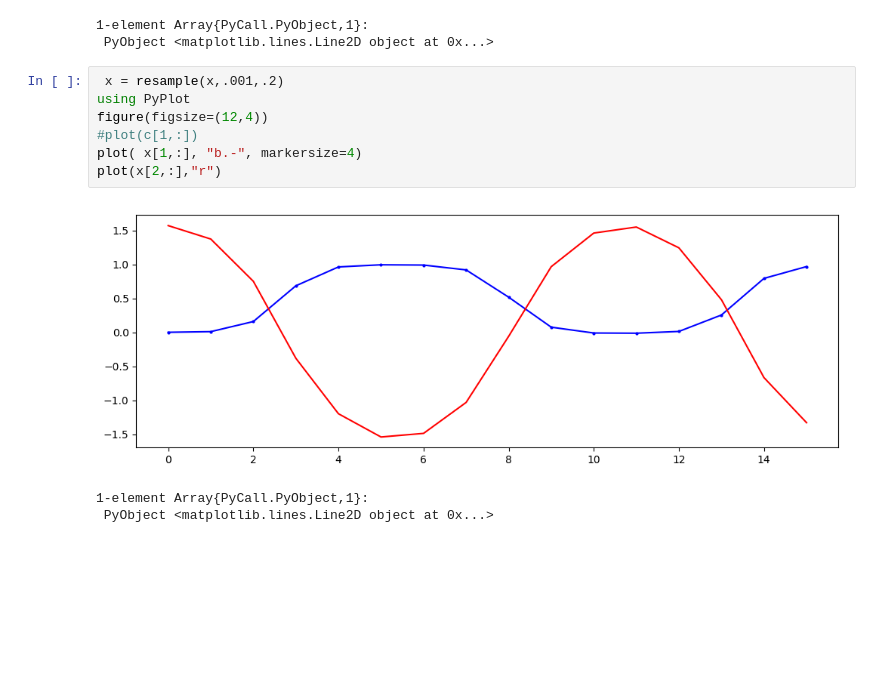
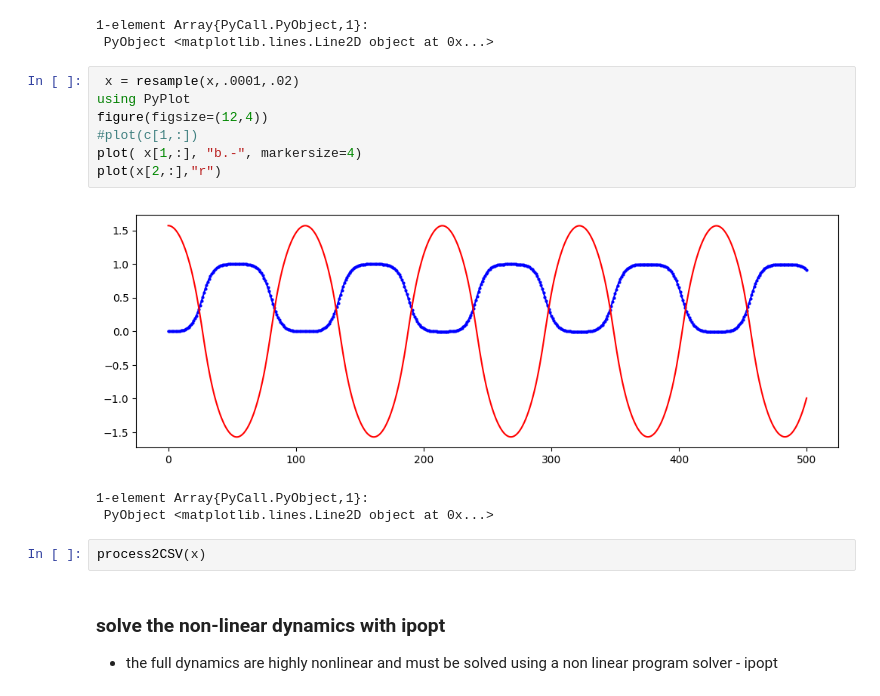
Before and after one commit to the1kieran/pullCartTrajOpt, a Jupyter notebook: finalProject/AlexProject.ipynb, the cells around one changed output. Saved outputs shown, nothing was run; the diff lists cells and outputs as text; blank space fills up the shorter version.

```diff
--- a/finalProject/AlexProject.ipynb
+++ b/finalProject/AlexProject.ipynb
@@ -443,13 +440,18 @@ plot(x[2,:],"r")
 1-element Array{PyCall.PyObject,1}:
  PyObject <matplotlib.lines.Line2D object at 0x...>
 # %%
- x = resample(x,.001,.2)
+ x = resample(x,.0001,.02)
 using PyPlot
 figure(figsize=(12,4))
 #plot(c[1,:])
 plot( x[1,:], "b.-", markersize=4)
 plot(x[2,:],"r")
 # %% [output]
-[figure, old version]
+[figure, new version]
 1-element Array{PyCall.PyObject,1}:
  PyObject <matplotlib.lines.Line2D object at 0x...>
+# %%
+process2CSV(x)
+# %% [markdown]
+### solve the non-linear dynamics with ipopt
+- the full dynamics are highly nonlinear and must be solved using a non linear program solver - ipopt
```
Also changed, not shown: parts of 6 cells of this notebook.
